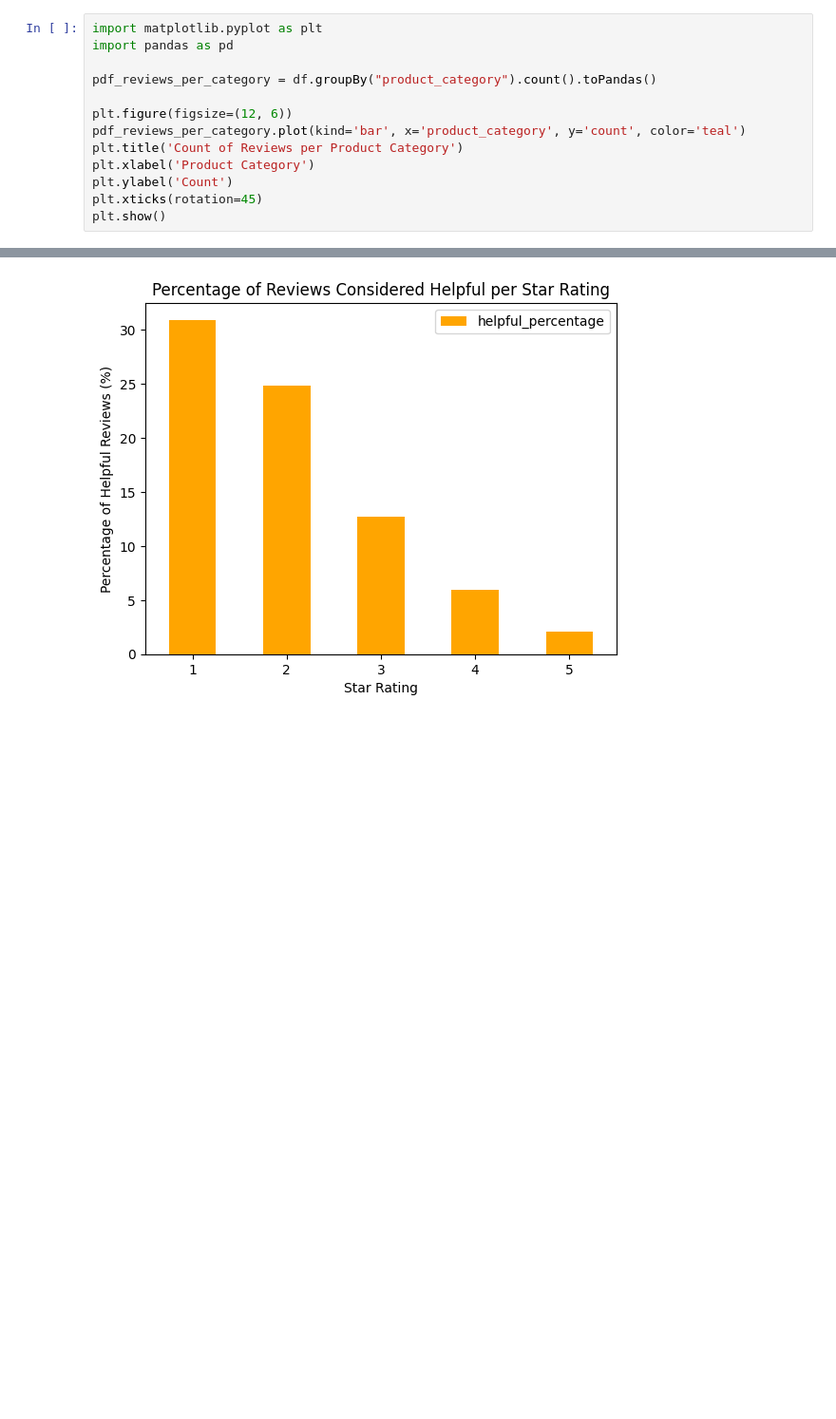
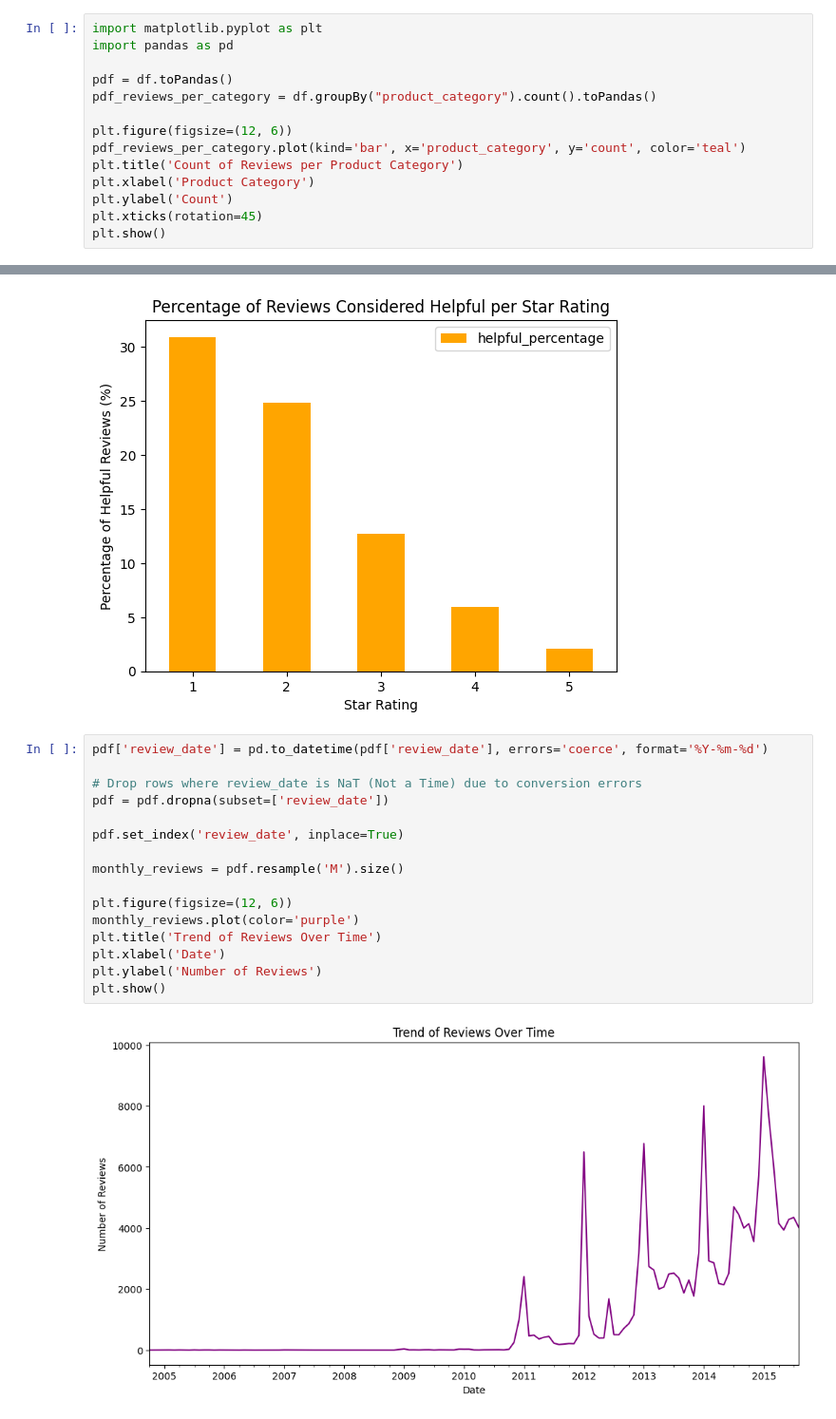
Before and after one commit to ochesanum/Analyse-Amazon-Customer-Reviews, a Jupyter notebook: amazon.ipynb, the cells around one changed output, grey strips where cells are left out. Shown: that part at 95% size. Saved outputs shown, nothing was run; the diff lists cells and outputs as text; blank space fills up the shorter version.

```diff
--- a/amazon.ipynb
+++ b/amazon.ipynb
@@ -70,6 +70,7 @@ avg_helpful_votes_per_rating = df.groupBy("star_rating").agg(mean(col("helpful_v
 import matplotlib.pyplot as plt
 import pandas as pd
 
+pdf = df.toPandas()
 pdf_reviews_per_category = df.groupBy("product_category").count().toPandas()
 
 plt.figure(figsize=(12, 6))
@@ -130,3 +131,21 @@ plt.show()
 # %% [output]
 <Figure size 1000x600 with 0 Axes>
 [figure]
+# %%
+pdf['review_date'] = pd.to_datetime(pdf['review_date'], errors='coerce', format='%Y-%m-%d')
+
+# Drop rows where review_date is NaT (Not a Time) due to conversion errors
+pdf = pdf.dropna(subset=['review_date'])
+
+pdf.set_index('review_date', inplace=True)
+
+monthly_reviews = pdf.resample('M').size()
+
+plt.figure(figsize=(12, 6))
+monthly_reviews.plot(color='purple')
+plt.title('Trend of Reviews Over Time')
+plt.xlabel('Date')
+plt.ylabel('Number of Reviews')
+plt.show()
+# %% [output]
+[figure, added]
```
Also changed, not shown: parts of 4 cells of this notebook.
